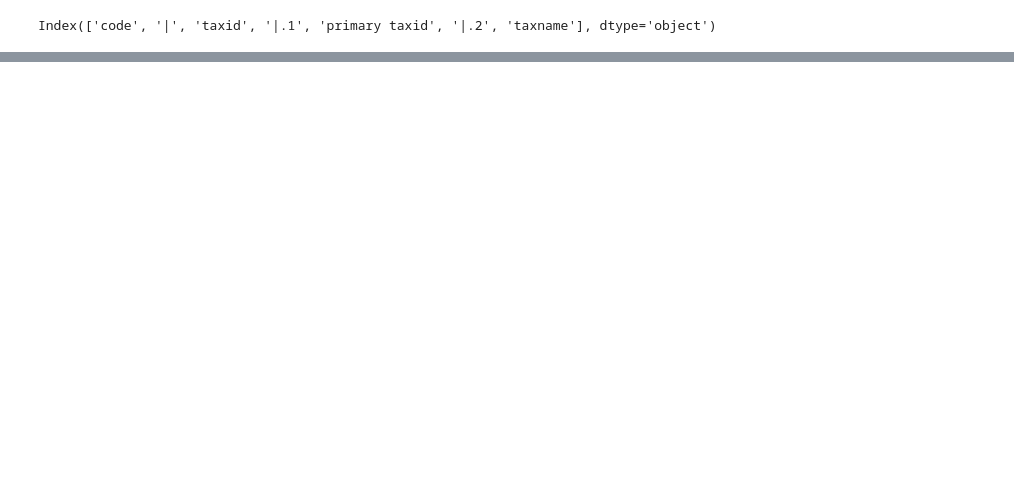
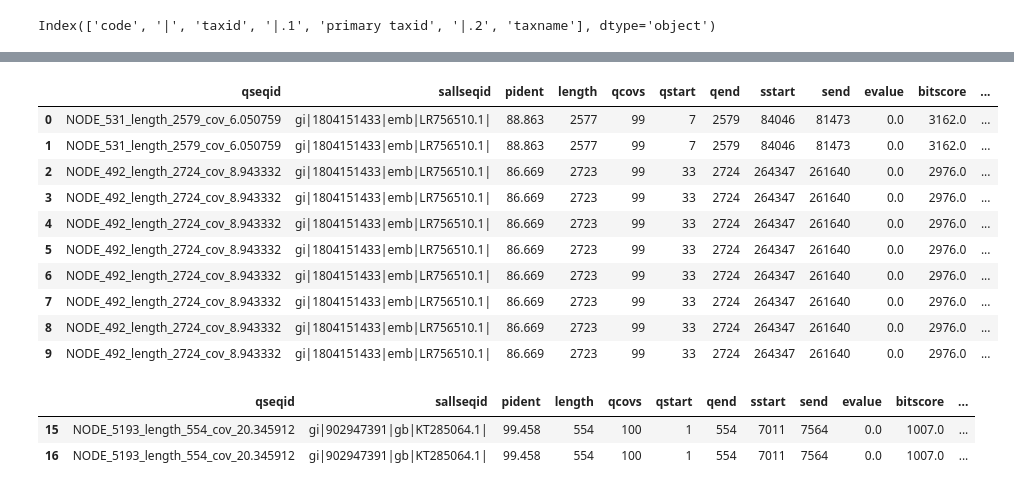
Before and after one commit to gmcampos27/Mark-IV, a Jupyter notebook: join_taxid.ipynb, the cells around one changed output, grey strips where cells are left out. Drawn from its saved outputs; the diff is of its cells as text; code cells hidden in the pictures; blank space fills up the shorter version.

```diff
--- a/join_taxid.ipynb
+++ b/join_taxid.ipynb
@@ -38,0 +116,5 @@ joined.to_excel('pool9_blast-scaffolds_taxID_data.xlsx', index = False)
+# %%
+interesse = hits_pfam[["target_name", "query_name", "accession", "E-value", "acc"]]
+# %%
+blast_pfam = pd.merge(joined_no_dups, interesse, how='inner', left_on='qseqid', right_on='target_name')
+blast_pfam.head(10)
@@ -38,0 +138,4 @@ joined.to_excel('pool9_blast-scaffolds_taxID_data.xlsx', index = False)
+# %%
+hits_vfam = pd.read_csv("C:/Users/User/Dropbox/PC (4)/Desktop/USP/Metagenômica/Planilhas_DarkMatter/hits_vfamB.txt", header= None, delim_whitespace= True)
+hits_vfam.columns = ["target_name","target_accession", "tlen","vfam_number", "accession","qlen","E-value","score","bias","Domain_Number","Number_Domains","c-Evalue","i-Evalue"," domain_score","bias","from profile","to profile","from ali","to ali","from env", "to env",  "acc", "description"]
+hits_vfam.head()
@@ -38,0 +150,23 @@ joined.to_excel('pool9_blast-scaffolds_taxID_data.xlsx', index = False)
+# %%
+interesse_v = hits_vfam[["target_name", "vfam_number"]]
+# %%
+blast_pfam_vfam = pd.merge(blast_pfam, interesse_v, how='inner', on = "target_name")
+blast_pfam_vfam.head(10)
+# %% [output]
+|  | qseqid | sallseqid | pident | length | qcovs | qstart | qend | sstart | send | evalue | bitscore | ... |
+| 0 | NODE_531_length_2579_cov_6.050759 | gi|1804151433|emb|LR756510.1| | 88.863 | 2577 | 99 | 7 | 2579 | 84046 | 81473 | 0.0 | 3162.0 | ... |
+| 1 | NODE_531_length_2579_cov_6.050759 | gi|1804151433|emb|LR756510.1| | 88.863 | 2577 | 99 | 7 | 2579 | 84046 | 81473 | 0.0 | 3162.0 | ... |
+| 2 | NODE_492_length_2724_cov_8.943332 | gi|1804151433|emb|LR756510.1| | 86.669 | 2723 | 99 | 33 | 2724 | 264347 | 261640 | 0.0 | 2976.0 | ... |
+| 3 | NODE_492_length_2724_cov_8.943332 | gi|1804151433|emb|LR756510.1| | 86.669 | 2723 | 99 | 33 | 2724 | 264347 | 261640 | 0.0 | 2976.0 | ... |
+| 4 | NODE_492_length_2724_cov_8.943332 | gi|1804151433|emb|LR756510.1| | 86.669 | 2723 | 99 | 33 | 2724 | 264347 | 261640 | 0.0 | 2976.0 | ... |
+| 5 | NODE_492_length_2724_cov_8.943332 | gi|1804151433|emb|LR756510.1| | 86.669 | 2723 | 99 | 33 | 2724 | 264347 | 261640 | 0.0 | 2976.0 | ... |
+| 6 | NODE_492_length_2724_cov_8.943332 | gi|1804151433|emb|LR756510.1| | 86.669 | 2723 | 99 | 33 | 2724 | 264347 | 261640 | 0.0 | 2976.0 | ... |
+| 7 | NODE_492_length_2724_cov_8.943332 | gi|1804151433|emb|LR756510.1| | 86.669 | 2723 | 99 | 33 | 2724 | 264347 | 261640 | 0.0 | 2976.0 | ... |
+| 8 | NODE_492_length_2724_cov_8.943332 | gi|1804151433|emb|LR756510.1| | 86.669 | 2723 | 99 | 33 | 2724 | 264347 | 261640 | 0.0 | 2976.0 | ... |
+| 9 | NODE_492_length_2724_cov_8.943332 | gi|1804151433|emb|LR756510.1| | 86.669 | 2723 | 99 | 33 | 2724 | 264347 | 261640 | 0.0 | 2976.0 | ... |
+# %%
+blast_pfam_vfam[blast_pfam_vfam["target_name"] == "NODE_5193_length_554_cov_20.345912"]
+# %% [output]
+|  | qseqid | sallseqid | pident | length | qcovs | qstart | qend | sstart | send | evalue | bitscore | ... |
+| 15 | NODE_5193_length_554_cov_20.345912 | gi|902947391|gb|KT285064.1| | 99.458 | 554 | 100 | 1 | 554 | 7011 | 7564 | 0.0 | 1007.0 | ... |
+| 16 | NODE_5193_length_554_cov_20.345912 | gi|902947391|gb|KT285064.1| | 99.458 | 554 | 100 | 1 | 554 | 7011 | 7564 | 0.0 | 1007.0 | ... |
```
Also changed, not shown: parts of 22 cells of this notebook.
